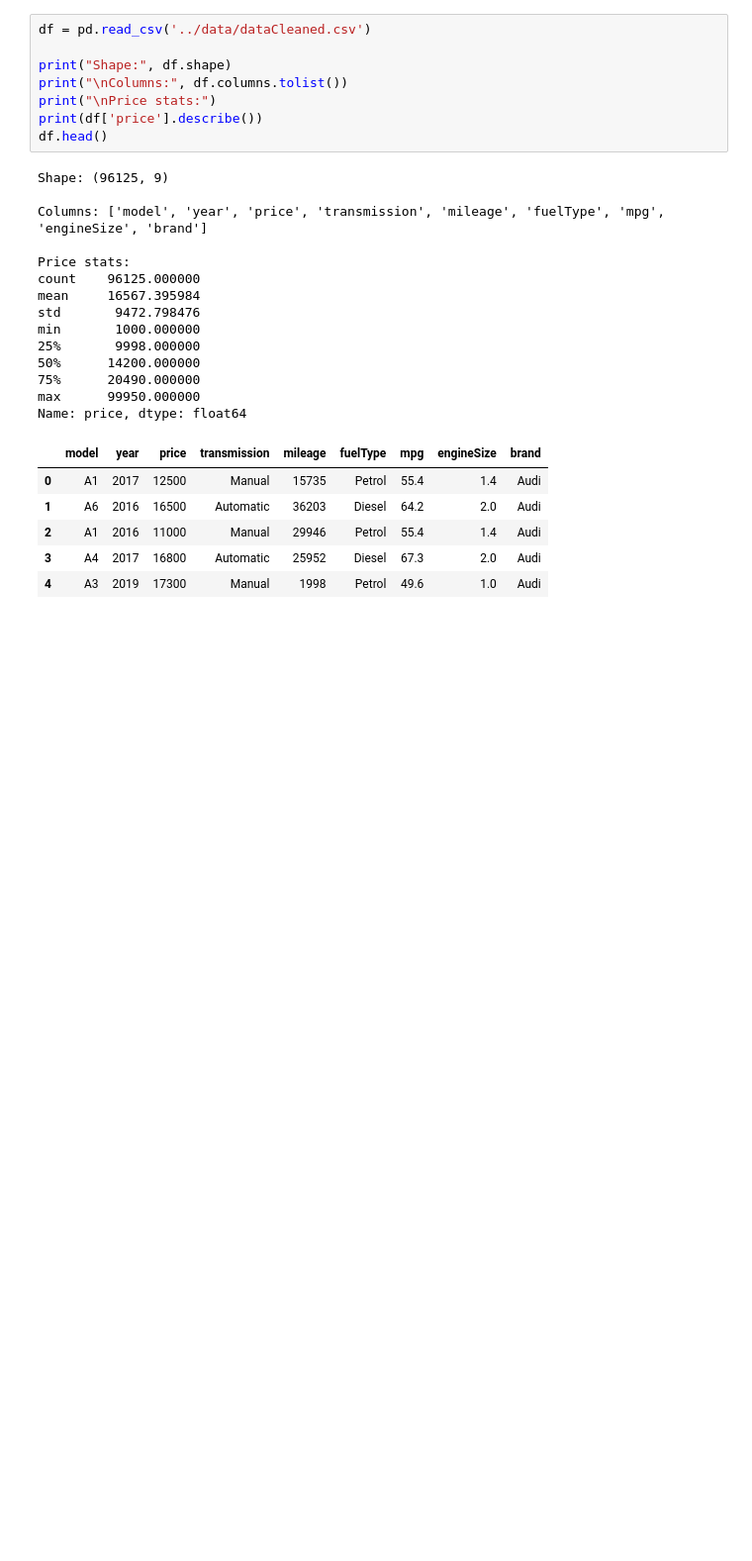
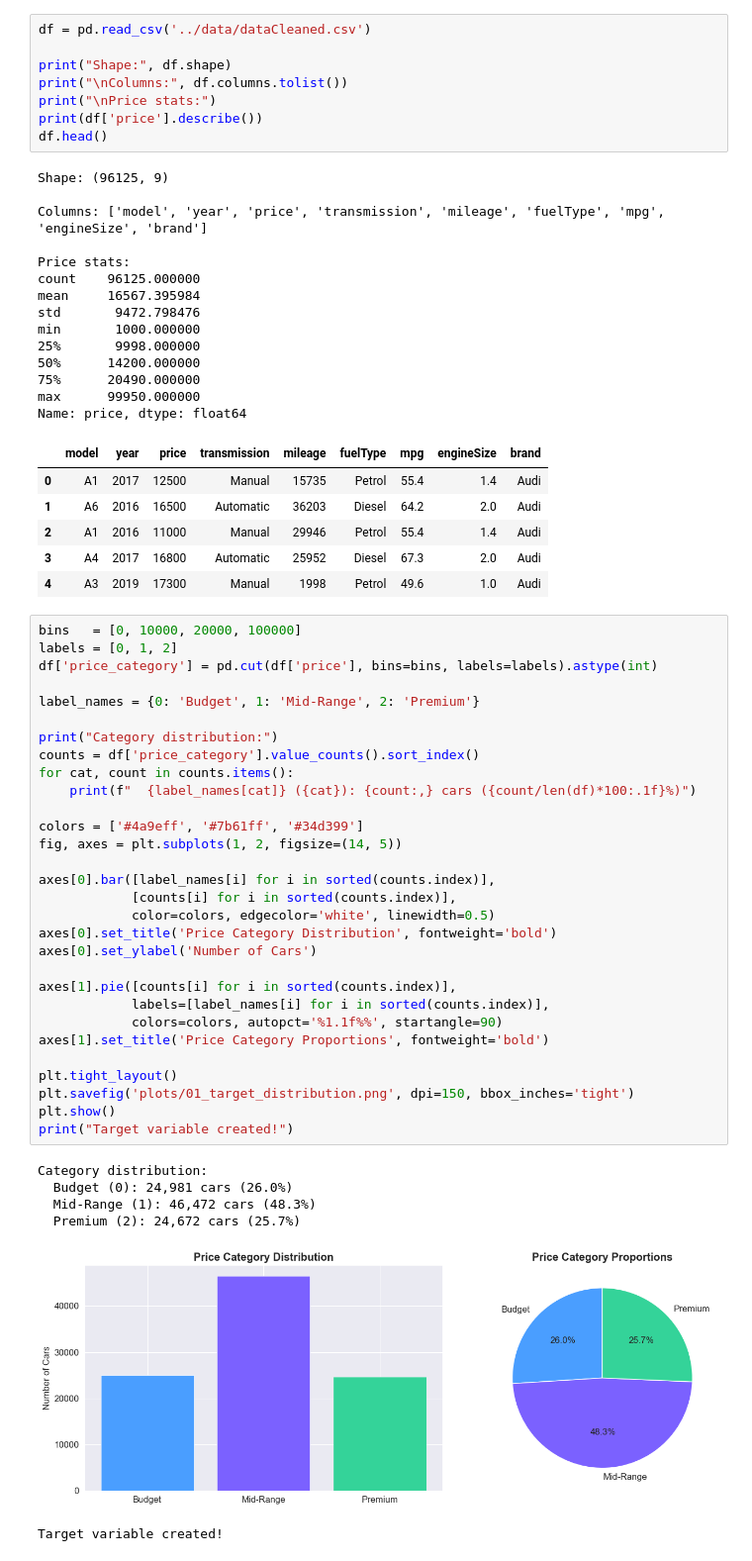
Before and after one commit to ErinaTernava/AutoValue, a Jupyter notebook: notebooks/classifications.ipynb, the cells around one changed output. Shown at 99% size. Drawn from its saved outputs; the diff is of its cells as text; blank space fills up the shorter version.

```diff
--- a/notebooks/classifications.ipynb
+++ b/notebooks/classifications.ipynb
@@ -55,3 +55,40 @@ Name: price, dtype: float64
 | 2 | A1 | 2016 | 11000 | Manual | 29946 | Petrol | 55.4 | 1.4 | Audi |
 | 3 | A4 | 2017 | 16800 | Automatic | 25952 | Diesel | 67.3 | 2.0 | Audi |
 | 4 | A3 | 2019 | 17300 | Manual | 1998 | Petrol | 49.6 | 1.0 | Audi |
+# %%
+bins   = [0, 10000, 20000, 100000]
+labels = [0, 1, 2]
+df['price_category'] = pd.cut(df['price'], bins=bins, labels=labels).astype(int)
+
+label_names = {0: 'Budget', 1: 'Mid-Range', 2: 'Premium'}
+
+print("Category distribution:")
+counts = df['price_category'].value_counts().sort_index()
+for cat, count in counts.items():
+    print(f"  {label_names[cat]} ({cat}): {count:,} cars ({count/len(df)*100:.1f}%)")
+
+colors = ['#4a9eff', '#7b61ff', '#34d399']
+fig, axes = plt.subplots(1, 2, figsize=(14, 5))
+
+axes[0].bar([label_names[i] for i in sorted(counts.index)],
+            [counts[i] for i in sorted(counts.index)],
+            color=colors, edgecolor='white', linewidth=0.5)
+axes[0].set_title('Price Category Distribution', fontweight='bold')
+axes[0].set_ylabel('Number of Cars')
+
+axes[1].pie([counts[i] for i in sorted(counts.index)],
+            labels=[label_names[i] for i in sorted(counts.index)],
+            colors=colors, autopct='%1.1f%%', startangle=90)
+axes[1].set_title('Price Category Proportions', fontweight='bold')
+
+plt.tight_layout()
+plt.savefig('plots/01_target_distribution.png', dpi=150, bbox_inches='tight')
+plt.show()
+print("Target variable created!")
+# %% [output]
+Category distribution:
+  Budget (0): 24,981 cars (26.0%)
+  Mid-Range (1): 46,472 cars (48.3%)
+  Premium (2): 24,672 cars (25.7%)
+[figure, added]
+Target variable created!
```
